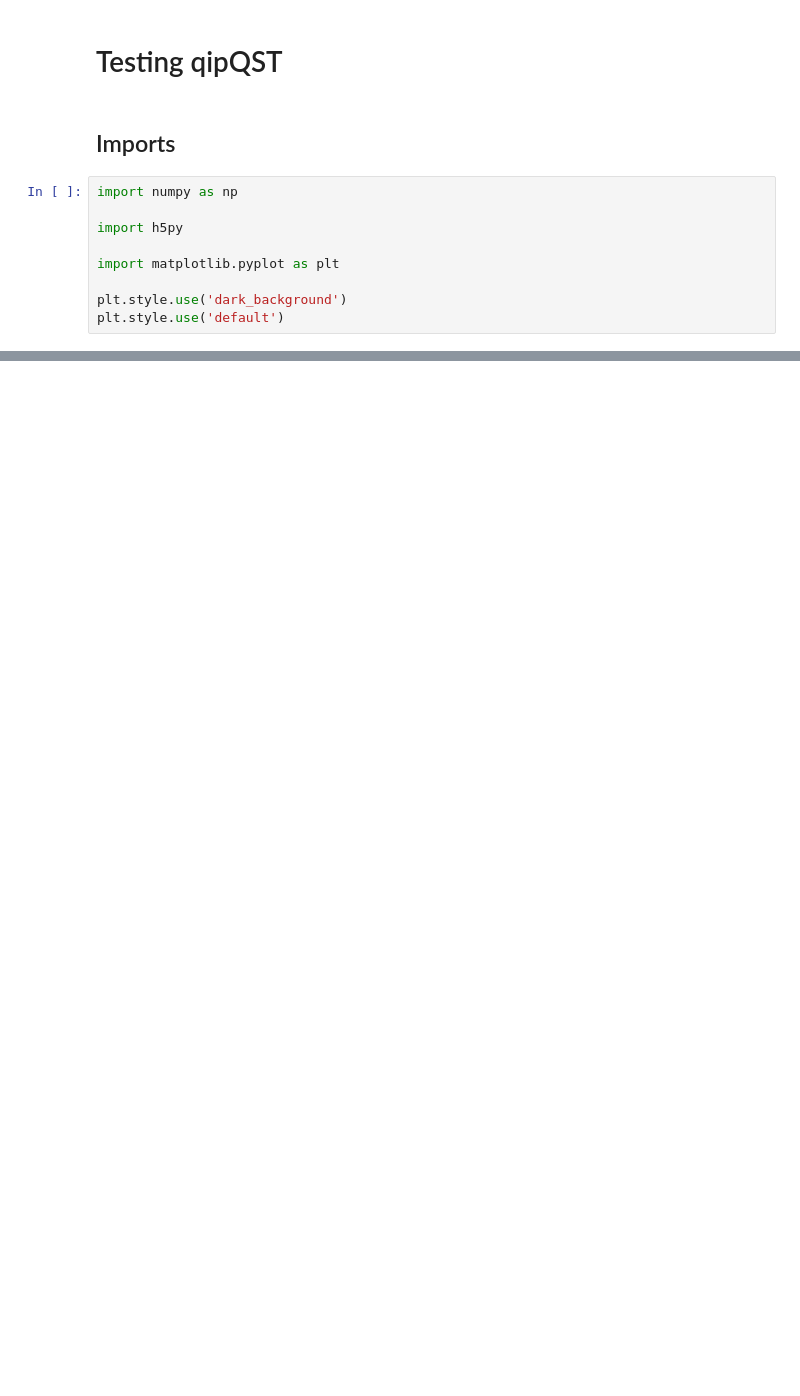
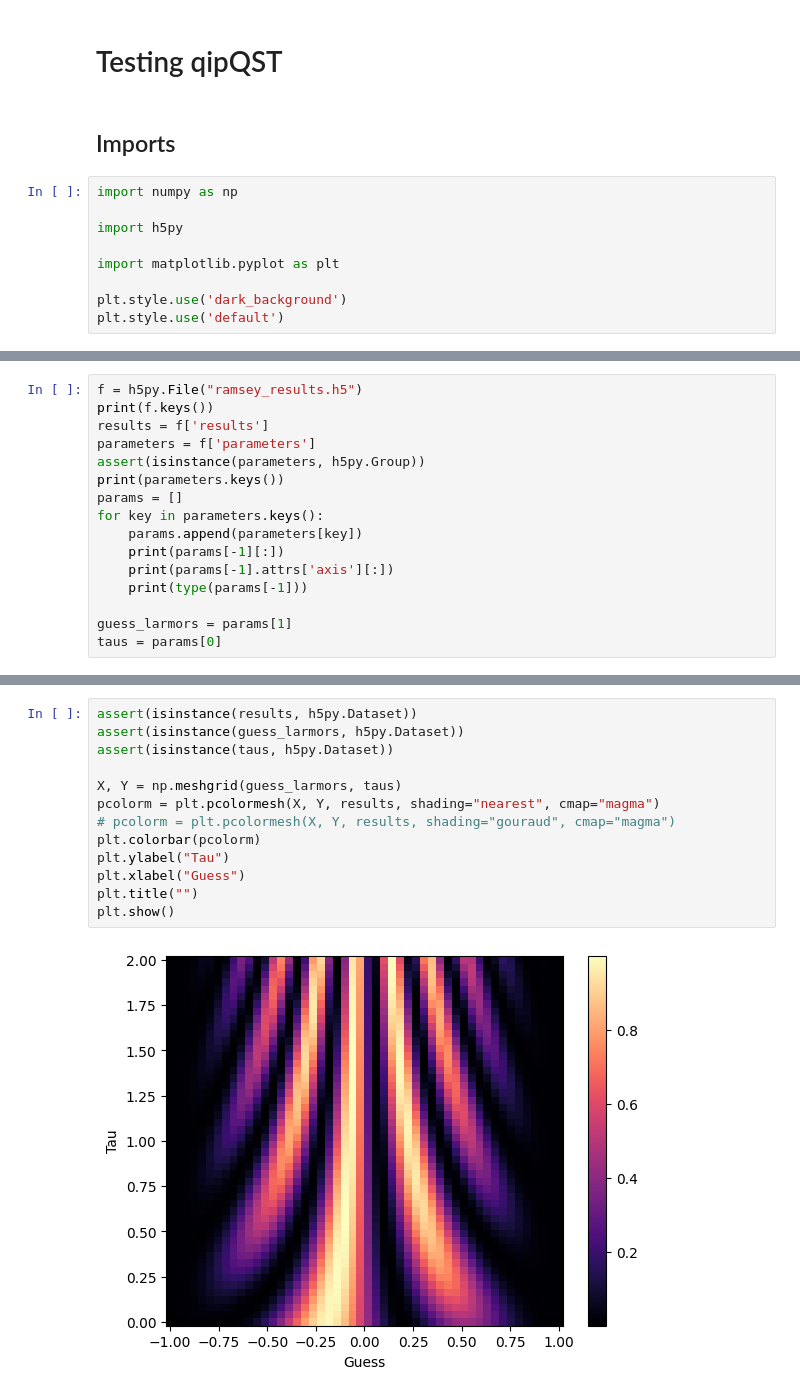
Before and after one commit to Slippery-Chickenz/qipQubitSimTools, a Jupyter notebook: example.ipynb, the cells around one changed output, grey strips where cells are left out. Drawn from its saved outputs; the diff is of its cells as text; blank space fills up the shorter version.

```diff
--- a/example.ipynb
+++ b/example.ipynb
@@ -13,0 +16,16 @@ plt.style.use('default')
+# %%
+f = h5py.File("ramsey_results.h5")
+print(f.keys())
+results = f['results']
+parameters = f['parameters']
+assert(isinstance(parameters, h5py.Group))
+print(parameters.keys())
+params = []
+for key in parameters.keys():
+    params.append(parameters[key])
+    print(params[-1][:])
+    print(params[-1].attrs['axis'][:])
+    print(type(params[-1]))
+
+guess_larmors = params[1]
+taus = params[0]
@@ -13,0 +50,15 @@ plt.style.use('default')
+# %%
+assert(isinstance(results, h5py.Dataset))
+assert(isinstance(guess_larmors, h5py.Dataset))
+assert(isinstance(taus, h5py.Dataset))
+
+X, Y = np.meshgrid(guess_larmors, taus)
+pcolorm = plt.pcolormesh(X, Y, results, shading="nearest", cmap="magma")
+# pcolorm = plt.pcolormesh(X, Y, results, shading="gouraud", cmap="magma")
+plt.colorbar(pcolorm)
+plt.ylabel("Tau")
+plt.xlabel("Guess")
+plt.title("")
+plt.show()
+# %% [output]
+[figure, added]
```
Also changed, not shown: parts of 13 cells of this notebook, 23 other files.
